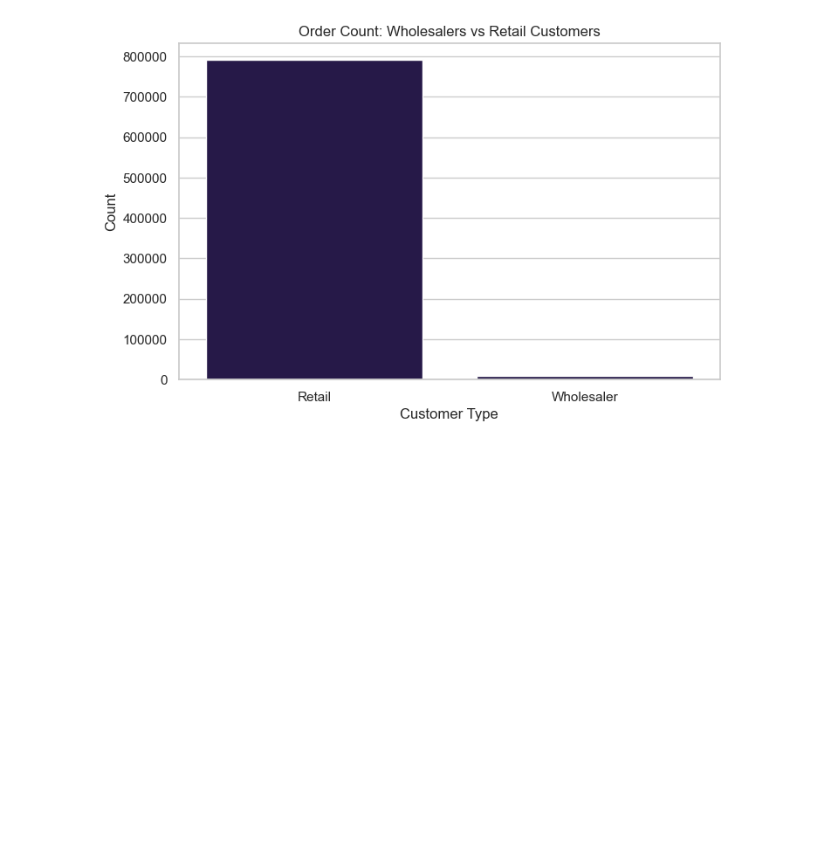
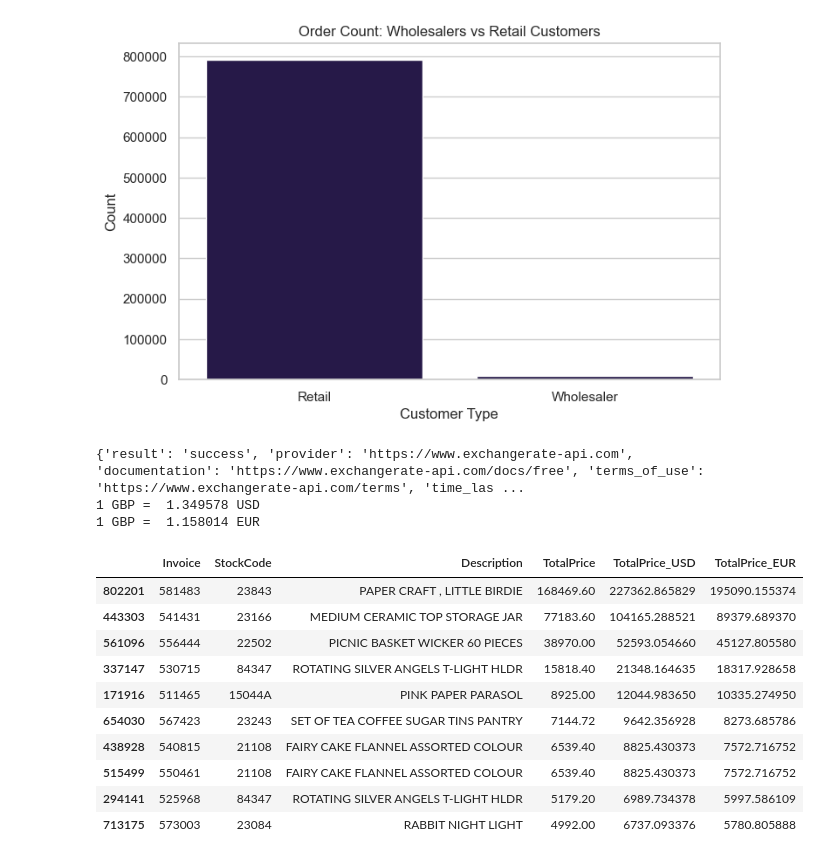
Before and after one commit to pasindipamodagamage/Python-for-Data-Science-and-AI-Module, a Jupyter notebook: last_edited_code.ipynb, the cells around one changed output. Drawn from its saved outputs; the diff is of its cells as text; code cells hidden in the pictures; blank space fills up the shorter version.

```diff
--- a/last_edited_code.ipynb
+++ b/last_edited_code.ipynb
@@ -191,3 +366,51 @@ plt.show()
 [figure]
 [figure]
 [figure]
+# %%
+import requests
+import pandas as pd
+
+# Load dataset
+df = pd.read_csv("online_retail_cleaned.csv")
+
+# API URL for GBP conversion
+url = "https://open.er-api.com/v6/latest/GBP"
+
+# Fetch exchange rates
+response = requests.get(url)
+data = response.json()
+
+print(data)
+
+# Extract rates
+usd_rate = data['rates']['USD']
+eur_rate = data['rates']['EUR']
+
+print("1 GBP = ", usd_rate, "USD")
+print("1 GBP = ", eur_rate, "EUR")
+
+# Select top 100 transactions by TotalPrice
+top100 = df.nlargest(100, 'TotalPrice').copy()
+
+top100.head()
+
+# Add converted columns
+top100['TotalPrice_USD'] = top100['TotalPrice'] * usd_rate
+top100['TotalPrice_EUR'] = top100['TotalPrice'] * eur_rate
+
+top100[['Invoice', 'StockCode', 'Description', 'TotalPrice', 'TotalPrice_USD', 'TotalPrice_EUR']].head(10)
+# %% [output]
+{'result': 'success', 'provider': 'https://www.exchangerate-api.com', 'documentation': 'https://www.exchangerate-api.com/docs/free', 'terms_of_use': 'https://www.exchangerate-api.com/terms', 'time_las ...
+1 GBP =  1.349578 USD
+1 GBP =  1.158014 EUR
+|  | Invoice | StockCode | Description | TotalPrice | TotalPrice_USD | TotalPrice_EUR |
+| 802201 | 581483 | 23843 | PAPER CRAFT , LITTLE BIRDIE | 168469.60 | 227362.865829 | 195090.155374 |
+| 443303 | 541431 | 23166 | MEDIUM CERAMIC TOP STORAGE JAR | 77183.60 | 104165.288521 | 89379.689370 |
+| 561096 | 556444 | 22502 | PICNIC BASKET WICKER 60 PIECES | 38970.00 | 52593.054660 | 45127.805580 |
+| 337147 | 530715 | 84347 | ROTATING SILVER ANGELS T-LIGHT HLDR | 15818.40 | 21348.164635 | 18317.928658 |
+| 171916 | 511465 | 15044A | PINK PAPER PARASOL | 8925.00 | 12044.983650 | 10335.274950 |
+| 654030 | 567423 | 23243 | SET OF TEA COFFEE SUGAR TINS PANTRY | 7144.72 | 9642.356928 | 8273.685786 |
+| 438928 | 540815 | 21108 | FAIRY CAKE FLANNEL ASSORTED COLOUR | 6539.40 | 8825.430373 | 7572.716752 |
+| 515499 | 550461 | 21108 | FAIRY CAKE FLANNEL ASSORTED COLOUR | 6539.40 | 8825.430373 | 7572.716752 |
+| 294141 | 525968 | 84347 | ROTATING SILVER ANGELS T-LIGHT HLDR | 5179.20 | 6989.734378 | 5997.586109 |
+| 713175 | 573003 | 23084 | RABBIT NIGHT LIGHT | 4992.00 | 6737.093376 | 5780.805888 |
```
Also changed, not shown: parts of 2 cells of this notebook, 1 other file.
